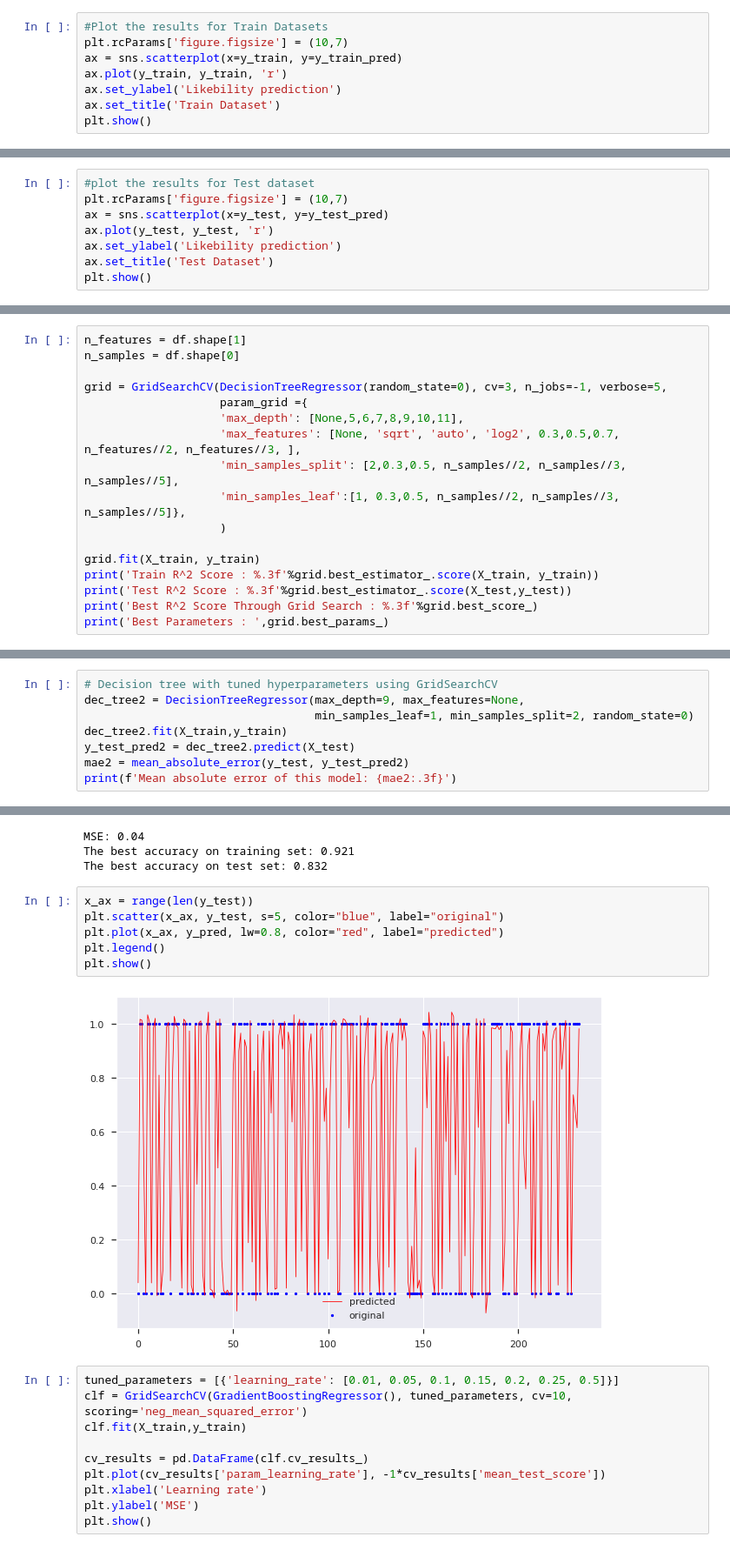
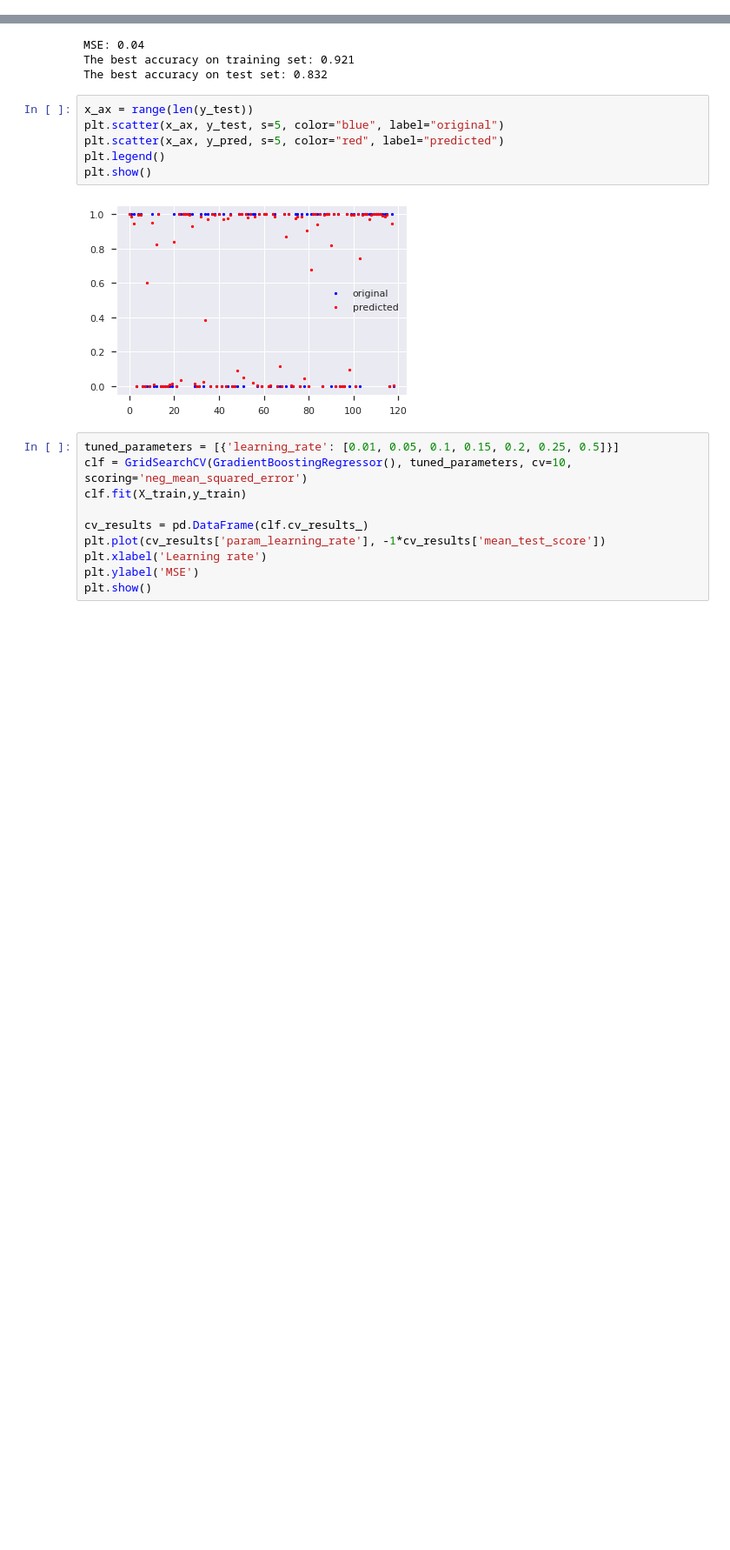
Before and after one commit to claramarto11/AAvanceproject, a Jupyter notebook: Projeto_final.ipynb, the cells around one changed output, grey strips where cells are left out. Shown at 87% size. Saved outputs shown, nothing was run; the diff lists cells and outputs as text; blank space fills up the shorter version.

```diff
--- a/Projeto_final.ipynb
+++ b/Projeto_final.ipynb
@@ -781,11 +758,3 @@ Root Mean Squared Error for Test  dataset is 0.2827931750563279
 r2-score for Train Dataset is 0.7515791332077219
 r2-score for Test Dataset is 0.6677178314300635
 Mean Absolute Error for Test dataset is 0.1479244396603542
-# %%
-#Plot the results for Train Datasets
-plt.rcParams['figure.figsize'] = (10,7)
-ax = sns.scatterplot(x=y_train, y=y_train_pred)
-ax.plot(y_train, y_train, 'r')
-ax.set_ylabel('Likebility prediction')
-ax.set_title('Train Dataset')
-plt.show()
@@ -794,8 +760,0 @@ plt.show()
-# %%
-#plot the results for Test dataset
-plt.rcParams['figure.figsize'] = (10,7)
-ax = sns.scatterplot(x=y_test, y=y_test_pred)
-ax.plot(y_test, y_test, 'r')
-ax.set_ylabel('Likebility prediction')
-ax.set_title('Test Dataset')
-plt.show()
@@ -809,20 +766,3 @@ When using a decision tree regressor, GridSearchCV can help to identify the best
 One of the most important factors in decision tree regressors is the choice of hyperparameters. GridSearchCV is an efficient way to search for the optimum combination of hyperparameters to get the best model. GridSearchCV can help to identify the best values of the hyperparameters for the model, which can significantly improve its accuracy and performance.
 
 GridSearchCV also provides cross-validation, which helps to prevent overfitting and ensure that the model is generalizable. Cross-validation helps to ensure that the model performs well on unseen data, since it is tested on a subset of the data that was not used for training.
-# %%
-n_features = df.shape[1]
-n_samples = df.shape[0]
-
-grid = GridSearchCV(DecisionTreeRegressor(random_state=0), cv=3, n_jobs=-1, verbose=5,
-                    param_grid ={
-                    'max_depth': [None,5,6,7,8,9,10,11],
-                    'max_features': [None, 'sqrt', 'auto', 'log2', 0.3,0.5,0.7, n_features//2, n_features//3, ],
-                    'min_samples_split': [2,0.3,0.5, n_samples//2, n_samples//3, n_samples//5],
-                    'min_samples_leaf':[1, 0.3,0.5, n_samples//2, n_samples//3, n_samples//5]},
-                    )
-
-grid.fit(X_train, y_train)
-print('Train R^2 Score : %.3f'%grid.best_estimator_.score(X_train, y_train))
-print('Test R^2 Score : %.3f'%grid.best_estimator_.score(X_test,y_test))
-print('Best R^2 Score Through Grid Search : %.3f'%grid.best_score_)
-print('Best Parameters : ',grid.best_params_)
@@ -835,8 +768,0 @@ Best Parameters :  {'max_depth': 6, 'max_features': 0.7, 'min_samples_leaf': 1,
-# %%
-# Decision tree with tuned hyperparameters using GridSearchCV
-dec_tree2 = DecisionTreeRegressor(max_depth=9, max_features=None,
-                                  min_samples_leaf=1, min_samples_split=2, random_state=0)
-dec_tree2.fit(X_train,y_train)
-y_test_pred2 = dec_tree2.predict(X_test)
-mae2 = mean_absolute_error(y_test, y_test_pred2)
-print(f'Mean absolute error of this model: {mae2:.3f}')
@@ -1117,11 +1041,11 @@ The best accuracy on test set: 0.832
 # %%
 x_ax = range(len(y_test))
 plt.scatter(x_ax, y_test, s=5, color="blue", label="original")
-plt.plot(x_ax, y_pred, lw=0.8, color="red", label="predicted")
+plt.scatter(x_ax, y_pred, s=5, color="red", label="predicted")
 plt.legend()
 plt.show()
 # %% [output]
-[figure, old version]
+[figure, new version]
 # %%
 tuned_parameters = [{'learning_rate': [0.01, 0.05, 0.1, 0.15, 0.2, 0.25, 0.5]}]
 clf = GridSearchCV(GradientBoostingRegressor(), tuned_parameters, cv=10, scoring='neg_mean_squared_error')
```
Also changed, not shown: parts of 24 cells of this notebook.
